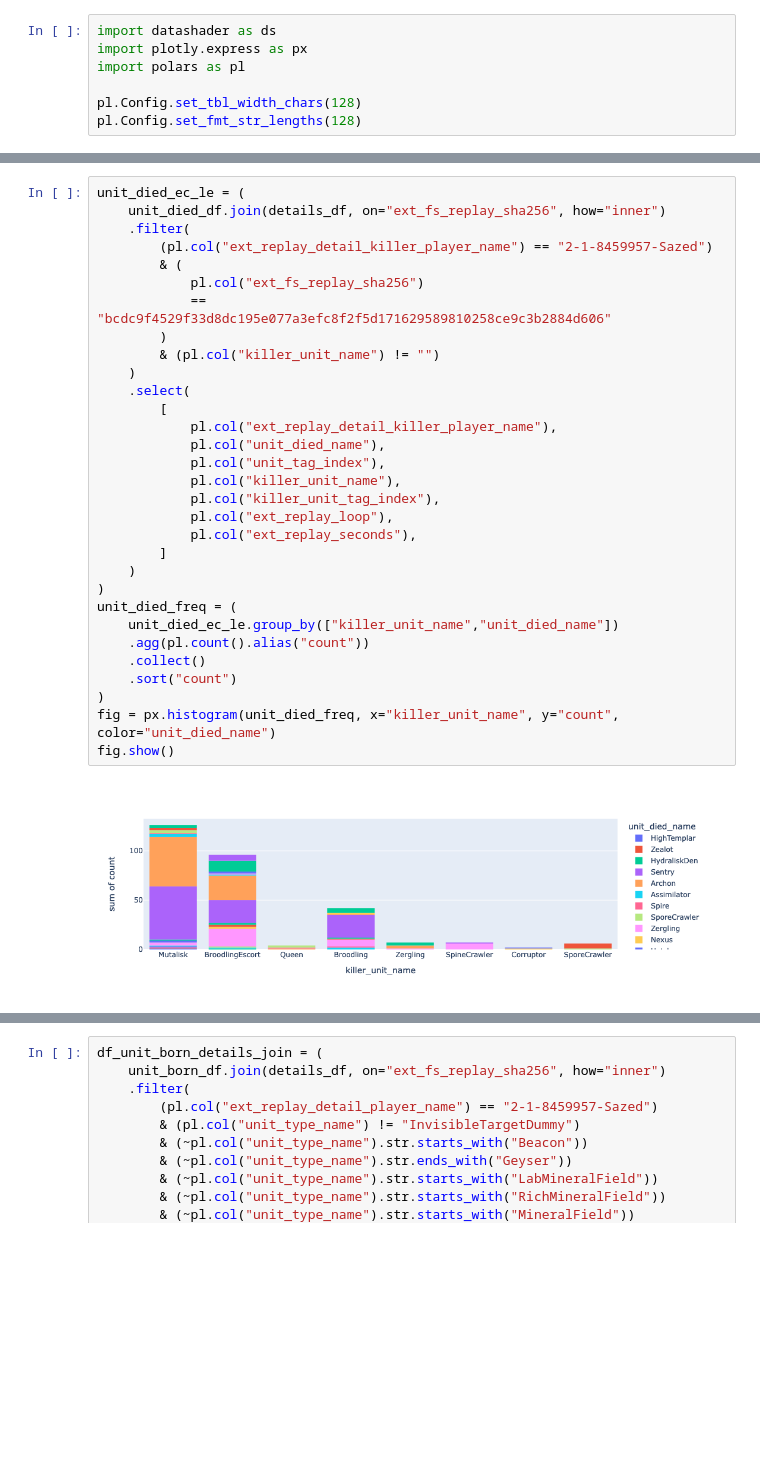
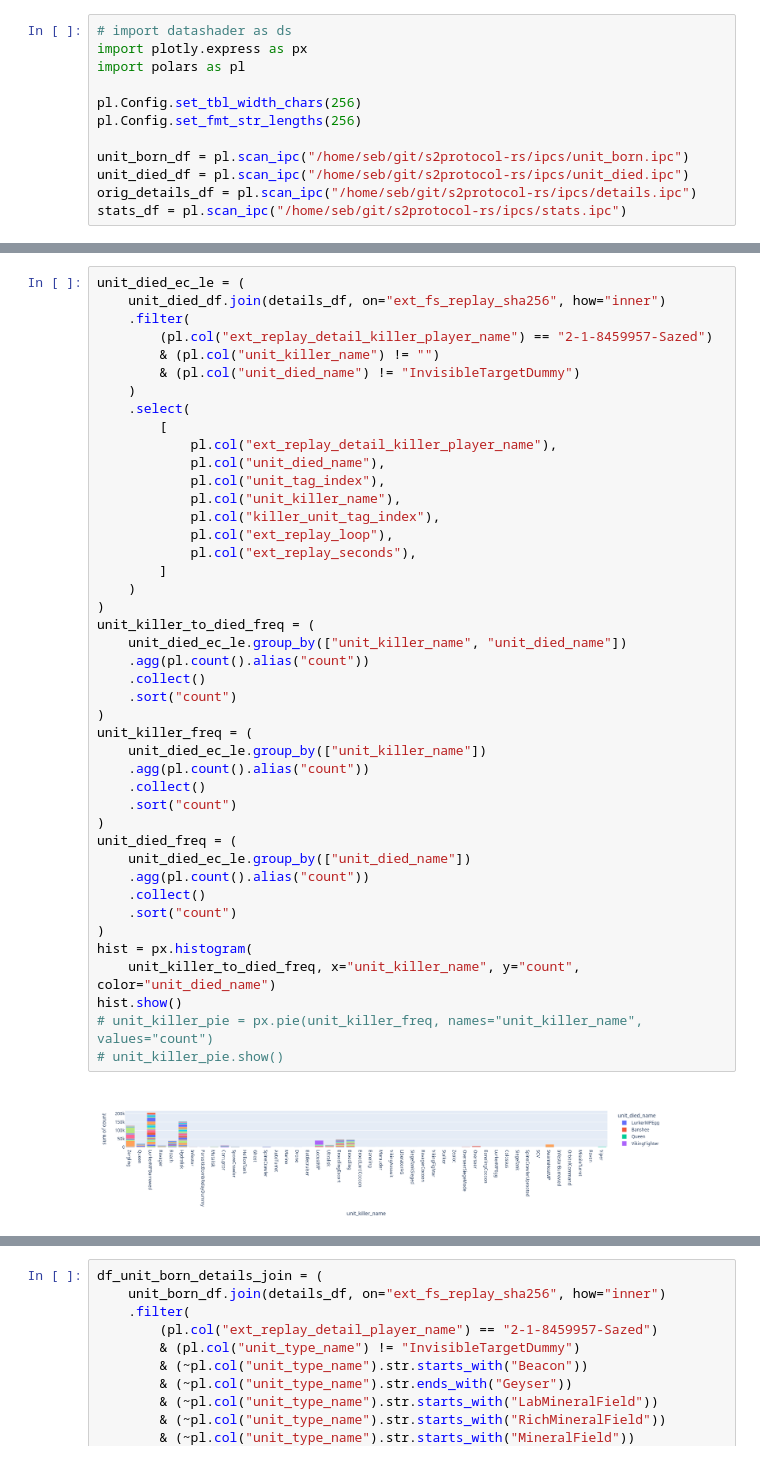
Before and after one commit to sebosp/s2protocol-rs, a Jupyter notebook: jupyter_notebooks/Basic-Unit-Queries.ipynb, the cells around one changed output, grey strips where cells are left out. Cells and saved outputs as stored; diff of their text form; blank space fills up the shorter version.

```diff
--- a/jupyter_notebooks/Basic-Unit-Queries.ipynb
+++ b/jupyter_notebooks/Basic-Unit-Queries.ipynb
@@ -1,7 +32,12 @@
 # %%
-import datashader as ds
+# import datashader as ds
 import plotly.express as px
 import polars as pl
 
-pl.Config.set_tbl_width_chars(128)
-pl.Config.set_fmt_str_lengths(128)
+pl.Config.set_tbl_width_chars(256)
+pl.Config.set_fmt_str_lengths(256)
+
+unit_born_df = pl.scan_ipc("/home/seb/git/s2protocol-rs/ipcs/unit_born.ipc")
+unit_died_df = pl.scan_ipc("/home/seb/git/s2protocol-rs/ipcs/unit_died.ipc")
+orig_details_df = pl.scan_ipc("/home/seb/git/s2protocol-rs/ipcs/details.ipc")
+stats_df = pl.scan_ipc("/home/seb/git/s2protocol-rs/ipcs/stats.ipc")
@@ -87,36 +164,48 @@ shape: (5, 6)
 # %%
 unit_died_ec_le = (
     unit_died_df.join(details_df, on="ext_fs_replay_sha256", how="inner")
     .filter(
         (pl.col("ext_replay_detail_killer_player_name") == "2-1-8459957-Sazed")
-        & (
-            pl.col("ext_fs_replay_sha256")
-            == "bcdc9f4529f33d8dc195e077a3efc8f2f5d171629589810258ce9c3b2884d606"
-        )
-        & (pl.col("killer_unit_name") != "")
+        & (pl.col("unit_killer_name") != "")
+        & (pl.col("unit_died_name") != "InvisibleTargetDummy")
     )
     .select(
         [
             pl.col("ext_replay_detail_killer_player_name"),
             pl.col("unit_died_name"),
             pl.col("unit_tag_index"),
-            pl.col("killer_unit_name"),
+            pl.col("unit_killer_name"),
             pl.col("killer_unit_tag_index"),
             pl.col("ext_replay_loop"),
             pl.col("ext_replay_seconds"),
         ]
     )
 )
-unit_died_freq = (
-    unit_died_ec_le.group_by(["killer_unit_name","unit_died_name"])
+unit_killer_to_died_freq = (
+    unit_died_ec_le.group_by(["unit_killer_name", "unit_died_name"])
     .agg(pl.count().alias("count"))
     .collect()
     .sort("count")
 )
-fig = px.histogram(unit_died_freq, x="killer_unit_name", y="count", color="unit_died_name")
-fig.show()
+unit_killer_freq = (
+    unit_died_ec_le.group_by(["unit_killer_name"])
+    .agg(pl.count().alias("count"))
+    .collect()
+    .sort("count")
+)
+unit_died_freq = (
+    unit_died_ec_le.group_by(["unit_died_name"])
+    .agg(pl.count().alias("count"))
+    .collect()
+    .sort("count")
+)
+hist = px.histogram(
+    unit_killer_to_died_freq, x="unit_killer_name", y="count", color="unit_died_name")
+hist.show()
+# unit_killer_pie = px.pie(unit_killer_freq, names="unit_killer_name", values="count")
+# unit_killer_pie.show()
 # %% [output]
-[figure, old version]
+[figure, new version]
 # %%
 unit_born_ec_le = (
     unit_born_df.join(details_df, on="ext_fs_replay_sha256", how="inner")
```
Also changed, not shown: parts of 8 cells of this notebook, 18 other files.
